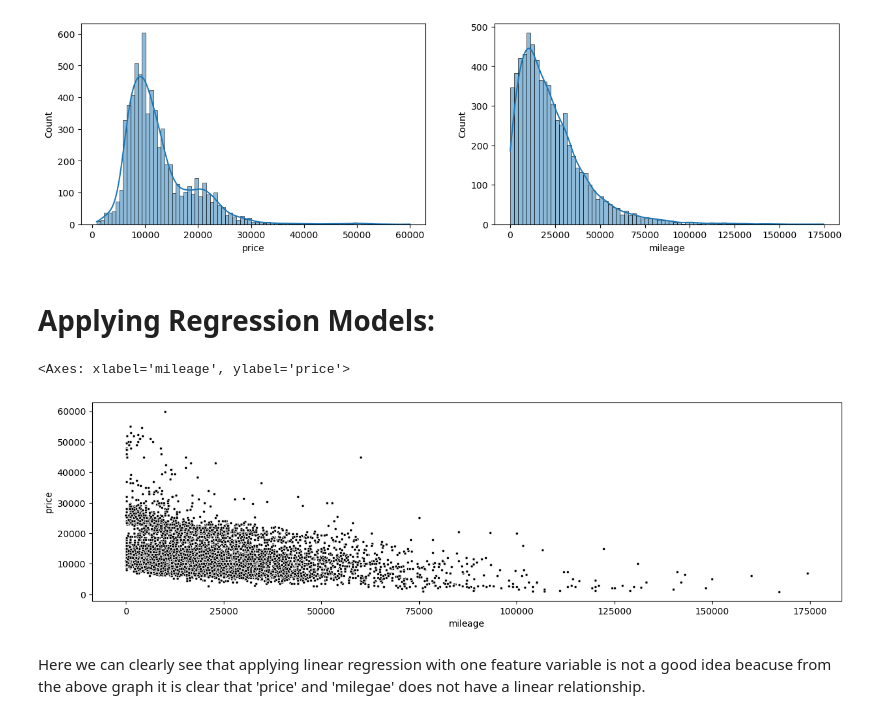
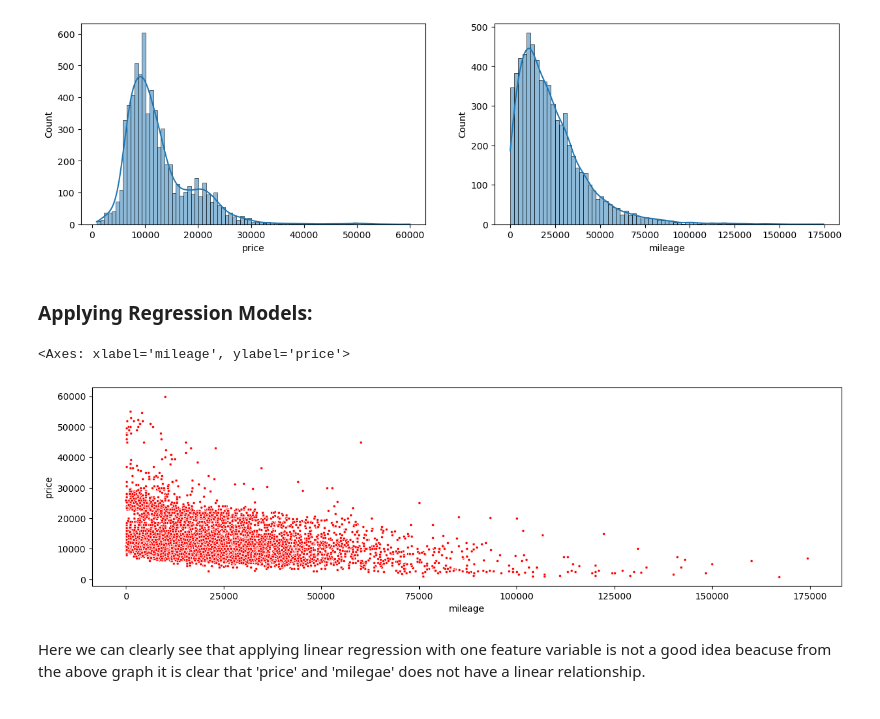
Before and after one commit to Nikhil00781/ML-Projects, a Jupyter notebook: Lab_1.ipynb, the cells around one changed output. Saved outputs shown, nothing was run; the diff lists cells and outputs as text; code cells hidden in the pictures.

```diff
--- a/Lab_1.ipynb
+++ b/Lab_1.ipynb
@@ -241,17 +311,17 @@ plt.show()
 # %% [output]
 [figure]
 # %% [markdown]
-# Applying Regression Models:
+### Applying Regression Models:
 # %%
 # scatter plot of 'mileage' vs 'price'
 x = df_encoded['mileage']
 y = df_encoded['price']
 
 plt.figure(figsize=(15,4))
-sns.scatterplot(x = df_encoded['mileage'], y = df_encoded['price'], alpha = 1, marker = '.',color = 'black')
+sns.scatterplot(x = df_encoded['mileage'], y = df_encoded['price'], alpha = 1, marker = '.',color = 'r')
 # %% [output]
 <Axes: xlabel='mileage', ylabel='price'>
-[figure, old version]
+[figure, new version]
 # %% [markdown]
 Here we can clearly see that applying linear regression with one feature variable is not a good idea beacuse from the above graph it is clear that 'price' and 'milegae' does not have a linear relationship.
 # %%
```
Also changed, not shown: parts of 40 cells of this notebook.
